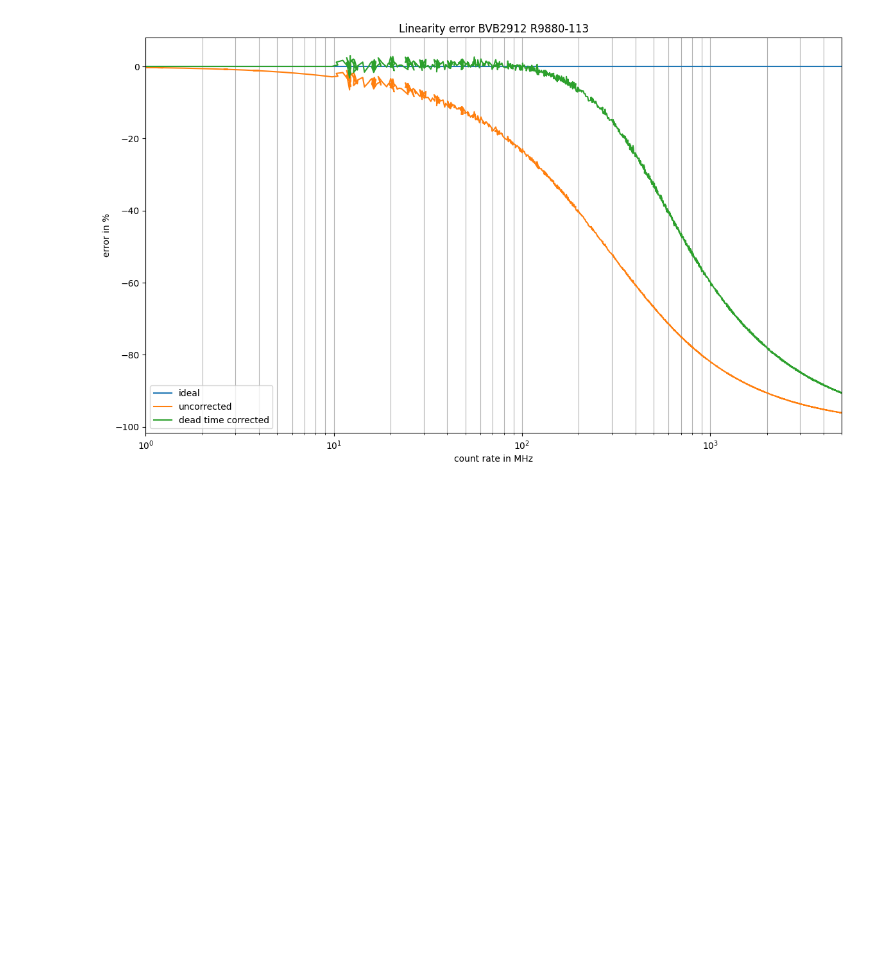
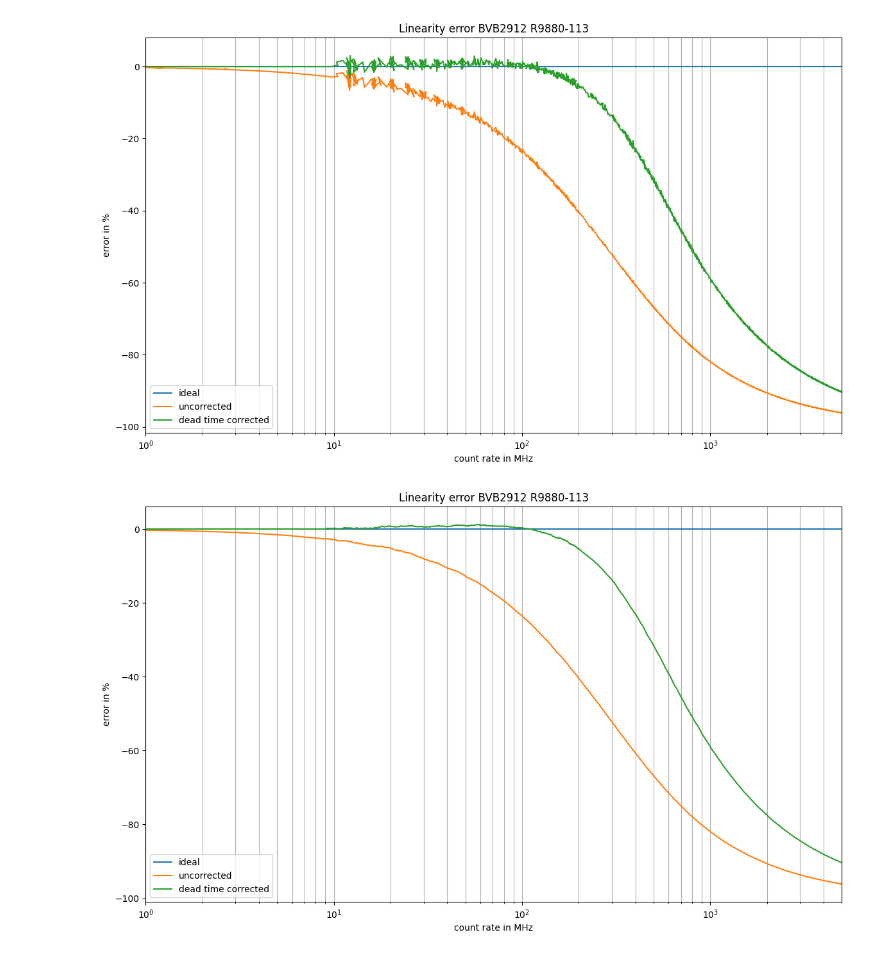
Before and after one commit to BerndMielke/Python_GluingSample, a Jupyter notebook: glue_sample.ipynb, the cells around one changed output. Saved outputs shown, nothing was run; the diff lists cells and outputs as text; code cells hidden in the pictures; blank space fills up the shorter version.

```diff
--- a/glue_sample.ipynb
+++ b/glue_sample.ipynb
@@ -60,3 +60,24 @@ pp.legend()
 pp.show()
 # %% [output]
 [figure]
+# %%
+kernel_size = 20
+kernel = np.ones(kernel_size) / kernel_size
+skip_idx = 200
+glued_sm = np.convolve(glued_cl, kernel, mode='same')[skip_idx:]
+corr_sm = np.convolve(corr_cl, kernel, mode='same')[skip_idx:]
+raw_sm = np.convolve(raw_cl, kernel, mode='same')[skip_idx:]
+# %%
+fig, ax = pp.subplots()
+ax.semilogx(glued_sm, 0 * np.ones(glued_sm.size), label = "ideal")
+ax.semilogx(glued_sm, ( raw_sm/glued_sm - np.ones(glued_sm.size) )* 100, label ="uncorrected")
+ax.semilogx(glued_sm,     (corr_sm/glued_sm - np.ones(glued_sm.size) )*100, label = "dead time corrected")
+ax.set_xlim(1,5000)
+pp.title("Linearity error BVB2912 R9880-113")
+ax.set_xlabel("count rate in MHz")
+ax.set_ylabel("error in %")
+pp.grid(axis = 'x', which="both")
+pp.legend()
+pp.show()
+# %% [output]
+[figure, added]
```
Also changed, not shown: parts of 1 cell of this notebook.
